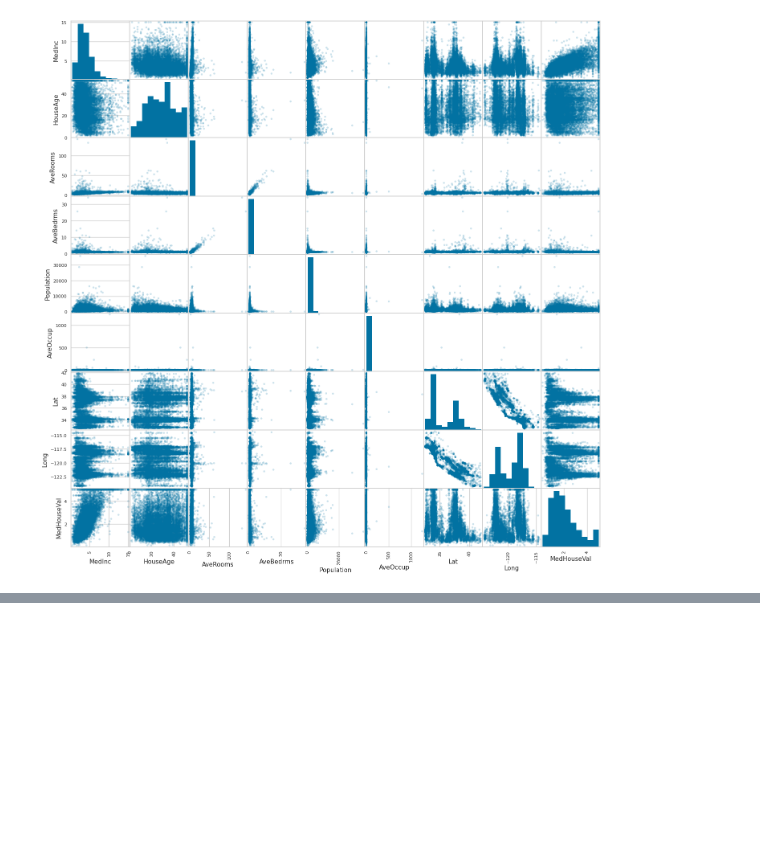
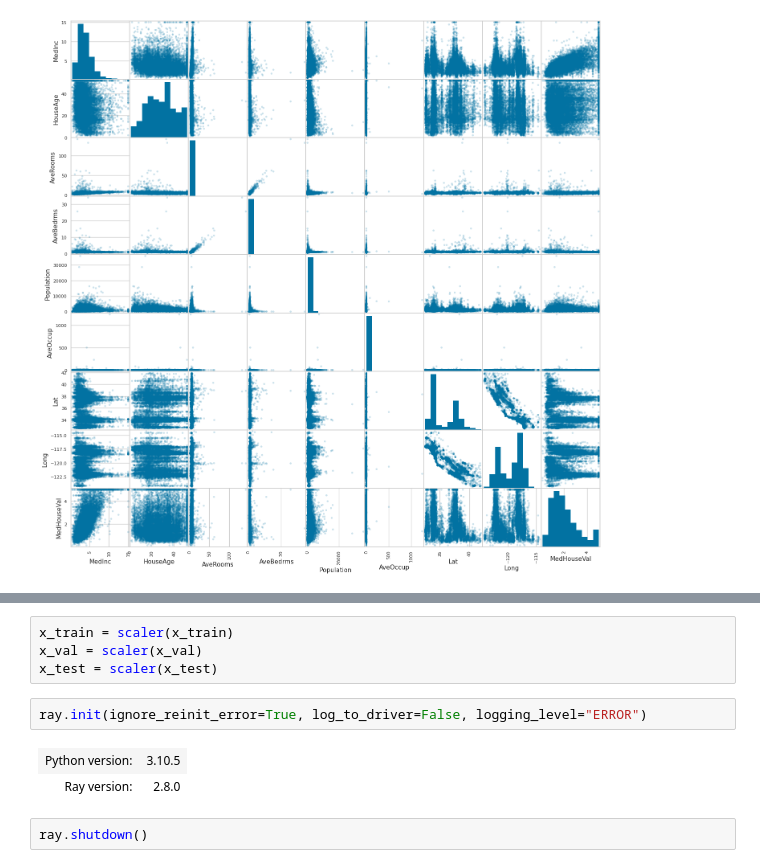
Before and after one commit to JavaStudentAlex/DL, a Jupyter notebook: Assignments/Assignment_2/Solution.ipynb, the cells around one changed output, grey strips where cells are left out. Cells and saved outputs as stored; diff of their text form; blank space fills up the shorter version.

```diff
--- a/Assignments/Assignment_2/Solution.ipynb
+++ b/Assignments/Assignment_2/Solution.ipynb
@@ -119,0 +200,11 @@ best_mae_models_top3
+# %%
+x_train = scaler(x_train)
+x_val = scaler(x_val)
+x_test = scaler(x_test)
+# %%
+ray.init(ignore_reinit_error=True, log_to_driver=False, logging_level="ERROR")
+# %% [output]
+| Python version: | 3.10.5 |
+| Ray version: | 2.8.0 |
+# %%
+ray.shutdown()
```
Also changed, not shown: parts of 22 cells of this notebook.
